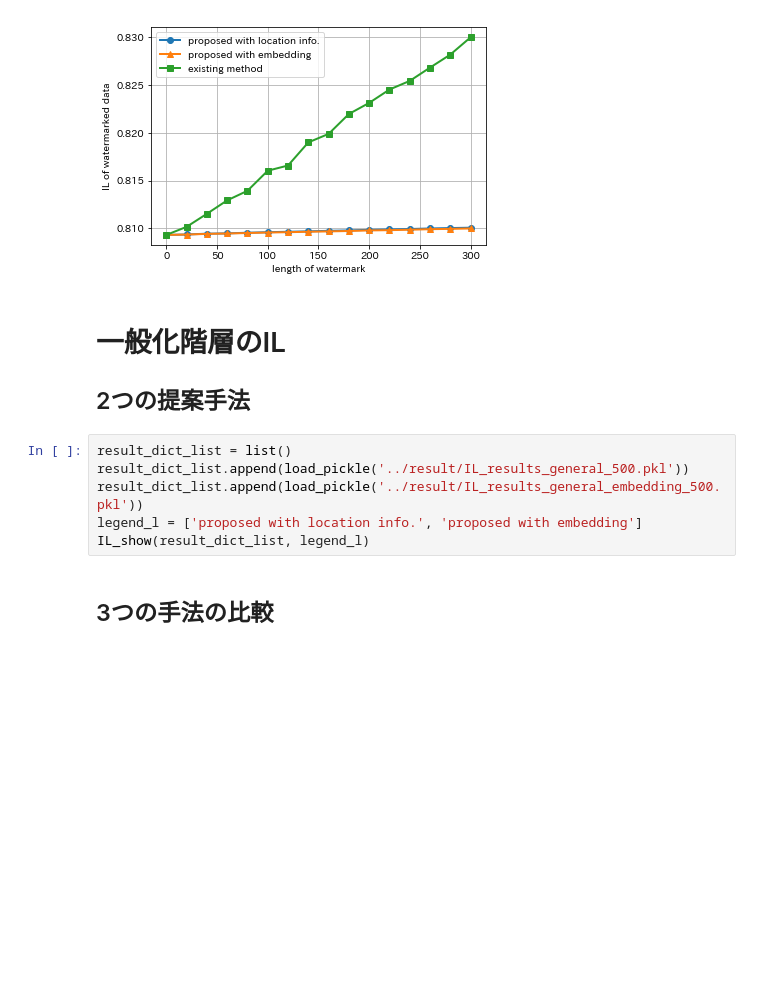
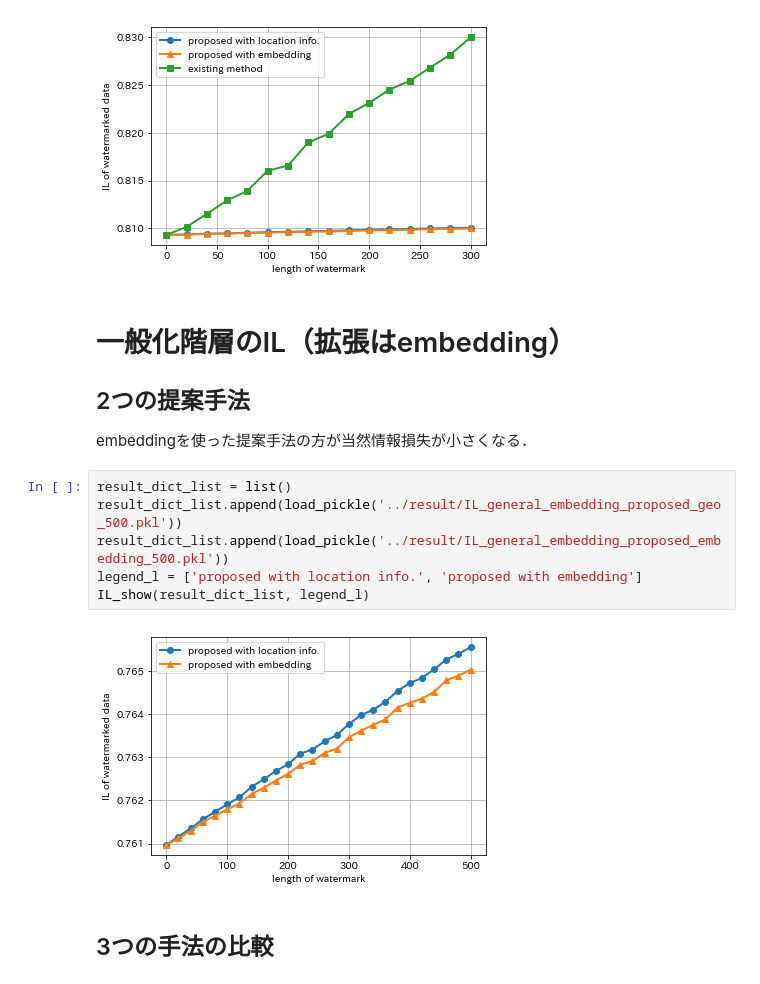
Before and after one commit to yuta1331/watermark, a Jupyter notebook: jupyter/IL_evaluation.ipynb, the cells around one changed output. Drawn from its saved outputs; the diff is of its cells as text; blank space fills up the shorter version.

```diff
--- a/jupyter/IL_evaluation.ipynb
+++ b/jupyter/IL_evaluation.ipynb
@@ -118,14 +120,17 @@ IL_show(result_dict_list, legend_l)
 # %% [output]
 [figure]
 # %% [markdown]
-# 一般化階層のIL
+# 一般化階層のIL（拡張はembedding）
 ## 2つの提案手法
+embeddingを使った提案手法の方が当然情報損失が小さくなる．
 # %%
 result_dict_list = list()
-result_dict_list.append(load_pickle('../result/IL_results_general_500.pkl'))
-result_dict_list.append(load_pickle('../result/IL_results_general_embedding_500.pkl'))
+result_dict_list.append(load_pickle('../result/IL_general_embedding_proposed_geo_500.pkl'))
+result_dict_list.append(load_pickle('../result/IL_general_embedding_proposed_embedding_500.pkl'))
 legend_l = ['proposed with location info.', 'proposed with embedding']
 IL_show(result_dict_list, legend_l)
+# %% [output]
+[figure, added]
 # %% [markdown]
 ## 3つの手法の比較
 # %%
```
Also changed, not shown: parts of 6 cells of this notebook, 1 other file.
